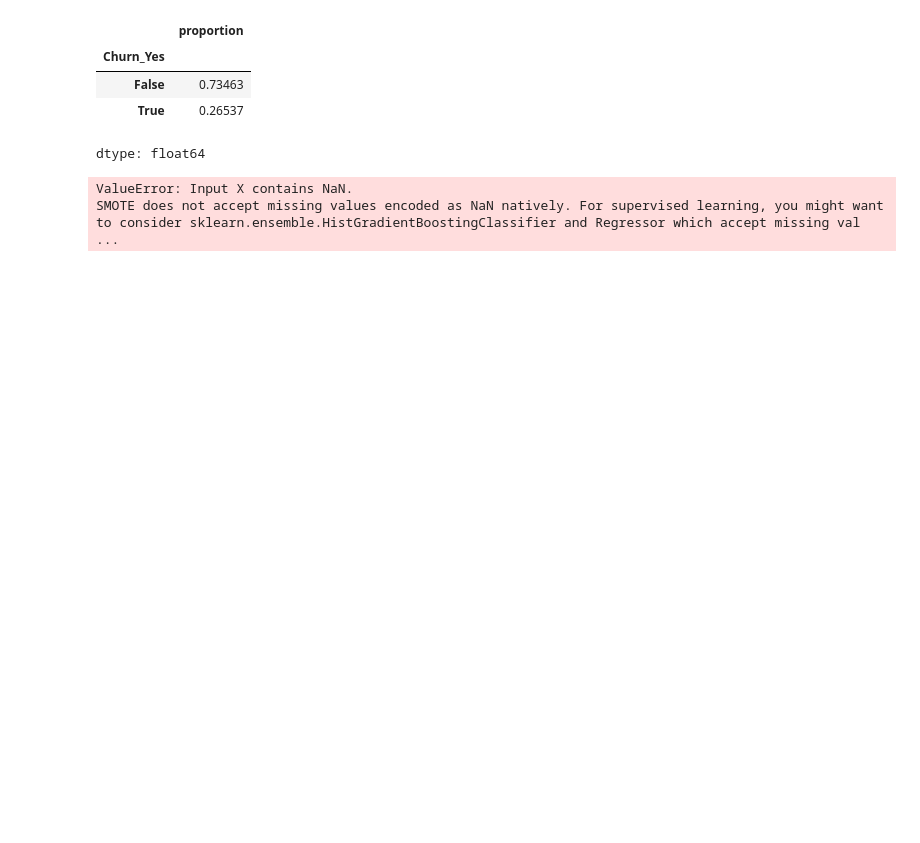
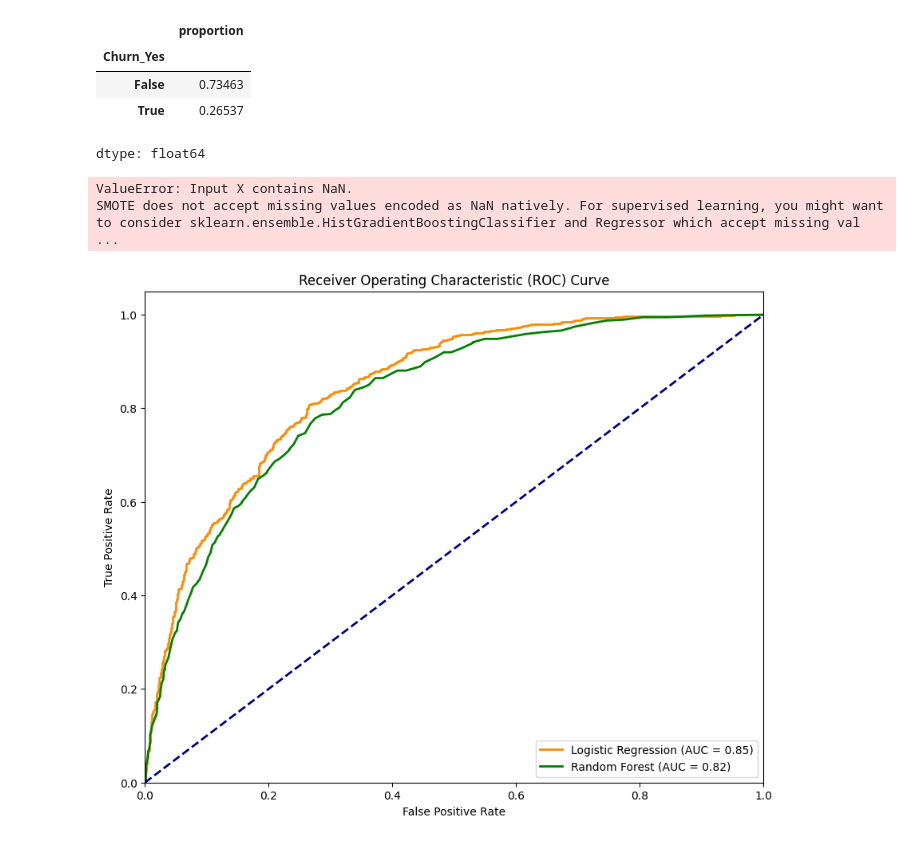
Before and after one commit to Gabriel-muni/Telecom_X_parte2, a Jupyter notebook: Telecom_X_parte2.ipynb, the cells around one changed output. Cells and saved outputs as stored; diff of their text form; code cells hidden in the pictures; blank space fills up the shorter version.

```diff
--- a/Telecom_X_parte2.ipynb
+++ b/Telecom_X_parte2.ipynb
@@ -323,0 +337,9 @@ display(vif_data.sort_values(by="VIF", ascending=False))
+# %%
+#para normalizar
+scaler = StandardScaler()
+x_train_scaled = scaler.fit_transform(x_train)
+x_test_scaled = scaler.transform(x_test)
+# %%
+#balanceo de datos con smote, el entrenamiento
+smote = SMOTE(random_state=42)
+x_train_bal, y_train_bal = smote.fit_resample(x_train_scaled, y_train)
@@ -323,0 +375,13 @@ display(vif_data.sort_values(by="VIF", ascending=False))
+# %%
+#instancia a entrenar
+rf = RandomForestClassifier(random_state=42)
+rf.fit(x_train_bal, y_train_bal)
+#previsiones, dice que no usa los balanceados sino los validados ????
+y_pred_rf = rf.predict(x_test_scaled)
+y_prob_rf = rf.predict_proba(x_test_scaled)[:, 1]
+# evaluacion
+print("Random Forest")
+print("Accuracy:", accuracy_score(y_test, y_pred_rf))
+print("ROC AUC:", roc_auc_score(y_test, y_prob_rf))
+print("Confusion Matrix:\n", confusion_matrix(y_test, y_pred_rf))
+print("Classification Report:\n", classification_report(y_test, y_pred_rf))
@@ -406,3 +470,28 @@ X_imputed = imputer.fit_transform(X)
 
 smote = SMOTE(random_state=42)
 X_res, y_res = smote.fit_resample(X_imputed, y)
+# %%
+from sklearn.metrics import roc_curve, auc
+
+# Calculate ROC curve for Logistic Regression
+fpr_lr, tpr_lr, thresholds_lr = roc_curve(y_test, y_prob_lr)
+roc_auc_lr = auc(fpr_lr, tpr_lr)
+
+# Calculate ROC curve for Random Forest
+fpr_rf, tpr_rf, thresholds_rf = roc_curve(y_test, y_prob_rf)
+roc_auc_rf = auc(fpr_rf, tpr_rf)
+
+# Plot ROC curves
+plt.figure(figsize=(10, 8))
+plt.plot(fpr_lr, tpr_lr, color='darkorange', lw=2, label=f'Logistic Regression (AUC = {roc_auc_lr:.2f})')
+plt.plot(fpr_rf, tpr_rf, color='green', lw=2, label=f'Random Forest (AUC = {roc_auc_rf:.2f})')
+plt.plot([0, 1], [0, 1], color='navy', lw=2, linestyle='--')
+plt.xlim([0.0, 1.0])
+plt.ylim([0.0, 1.05])
+plt.xlabel('False Positive Rate')
+plt.ylabel('True Positive Rate')
+plt.title('Receiver Operating Characteristic (ROC) Curve')
+plt.legend(loc='lower right')
+plt.show()
+# %% [output]
+[figure, added]
```
Also changed, not shown: parts of 7 cells of this notebook.
